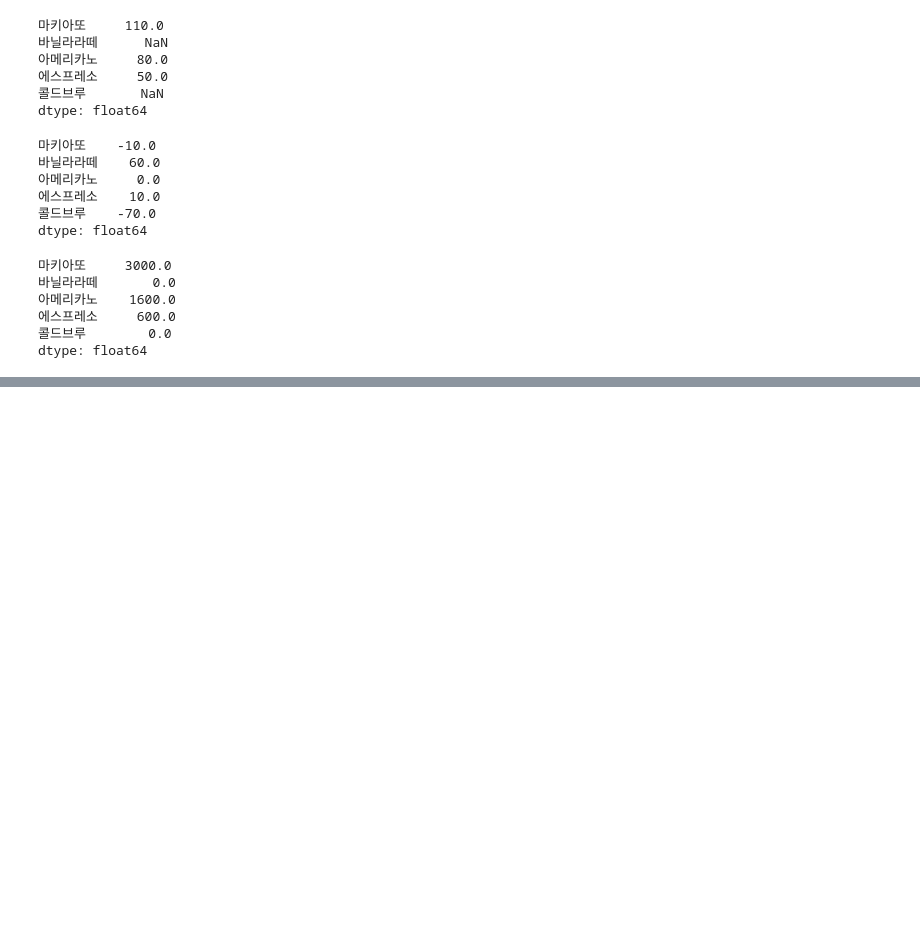
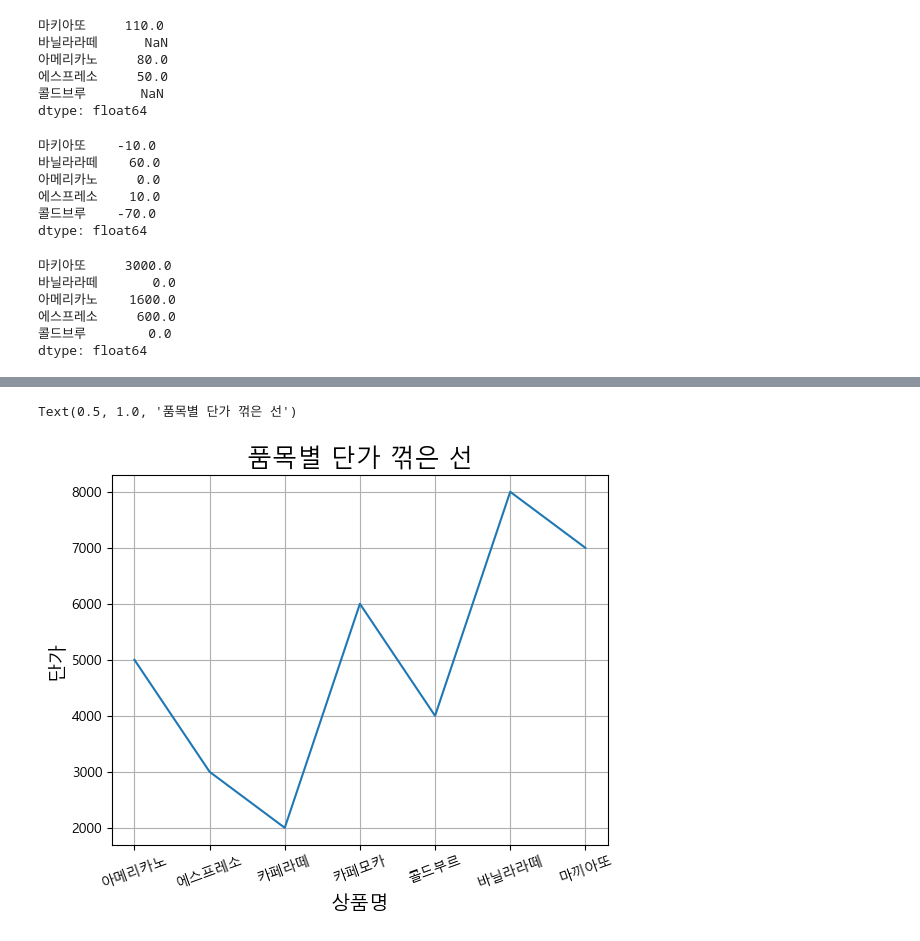
Before and after one commit to hanuooo/PythonProject, a Jupyter notebook: Basic/ch13_pandas/Chep01.Series.ipynb, the cells around one changed output, grey strips where cells are left out. Cells and saved outputs as stored; diff of their text form; code cells hidden in the pictures; blank space fills up the shorter version.

```diff
--- a/Basic/ch13_pandas/Chep01.Series.ipynb
+++ b/Basic/ch13_pandas/Chep01.Series.ipynb
@@ -247,0 +322,5 @@ dtype: float64
+# %%
+myindex05 = ['아메리카노', '에스프레소', '카페라떼', '카페모카', '콜드부르', '바닐라라떼', '마끼아또']
+mylist05 = [5000, 3000 , 2000, 6000, 4000, 8000, 7000]
+myseries05 = pd.Series(data=mylist05, index=myindex05)
+myseries05
@@ -247,0 +336,11 @@ dtype: float64
+# %%
+import matplotlib.pyplot as plt
+plt.rcParams['font.family'] = 'Malgun Gothic'
+# %%
+myseries05.plot(kind='line', grid=True, rot=20)
+plt.xlabel('상품명', fontsize = 14)
+plt.ylabel('단가', fontsize = 14)
+plt.title('품목별 단가 꺾은 선', fontsize = 18)
+# %% [output]
+Text(0.5, 1.0, '품목별 단가 꺾은 선')
+[figure, added]
```
Also changed, not shown: parts of 12 cells of this notebook.
